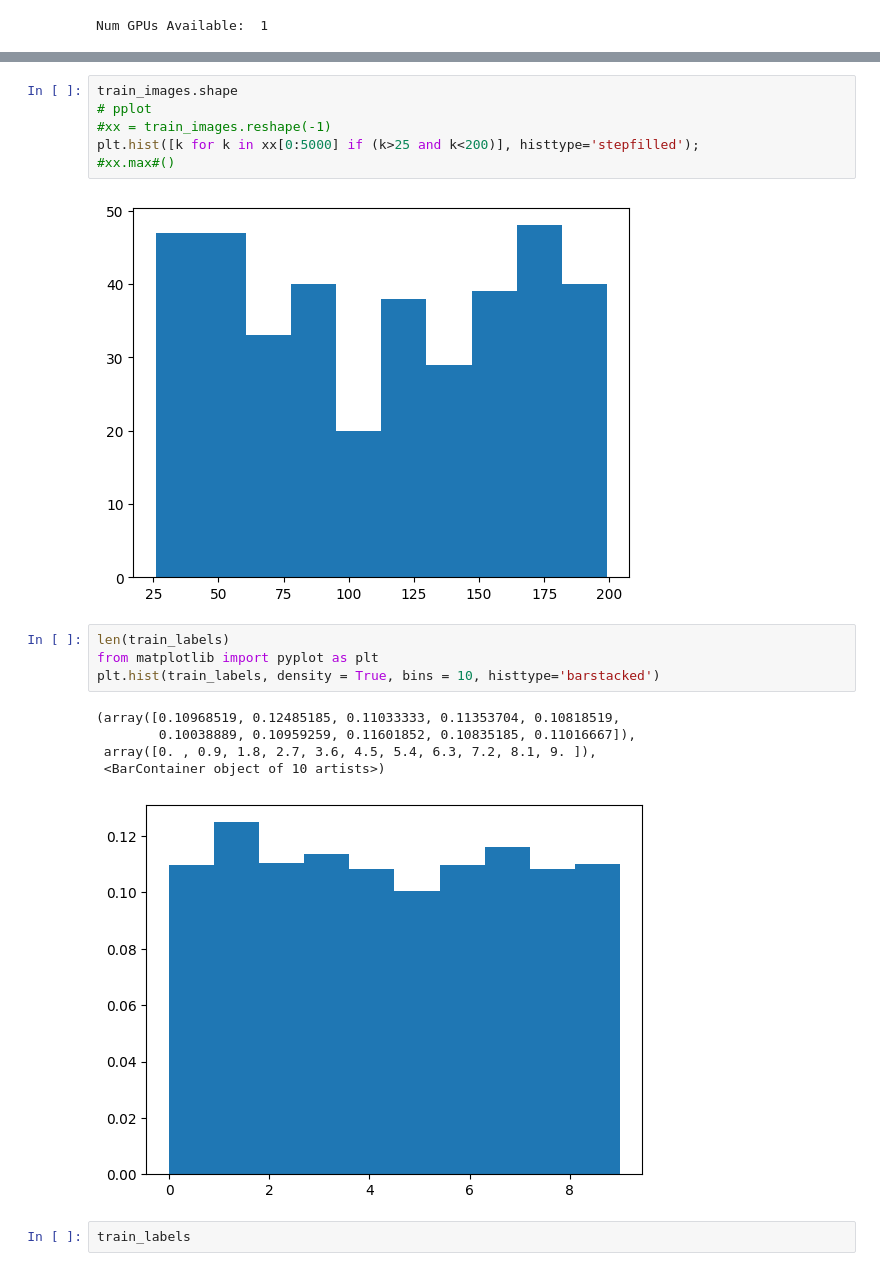
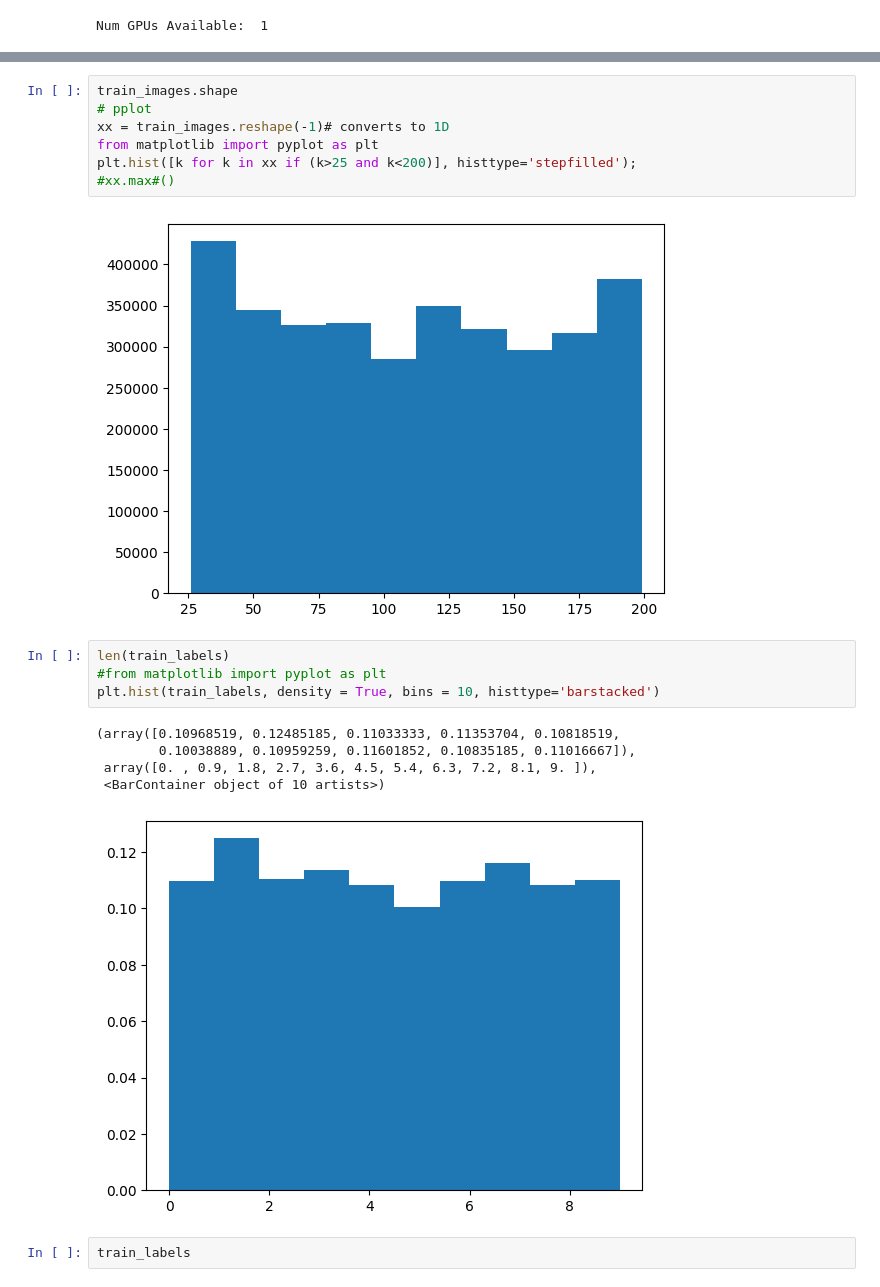
Before and after one commit to bertramwooster/deep-learning-with-python-notebooks, a Jupyter notebook: chapter02_mathematical-building-blocks.ipynb, the cells around one changed output, grey strips where cells are left out. Saved outputs shown, nothing was run; the diff lists cells and outputs as text.

```diff
--- a/chapter02_mathematical-building-blocks.ipynb
+++ b/chapter02_mathematical-building-blocks.ipynb
@@ -44,14 +37,15 @@ Downloading data from https://storage.googleapis.com/tensorflow/tf-keras-dataset
 # %%
 train_images.shape
 # pplot
-#xx = train_images.reshape(-1)
-plt.hist([k for k in xx[0:5000] if (k>25 and k<200)], histtype='stepfilled');
+xx = train_images.reshape(-1)# converts to 1D
+from matplotlib import pyplot as plt
+plt.hist([k for k in xx if (k>25 and k<200)], histtype='stepfilled');
 #xx.max#()
 # %% [output]
-[figure, old version]
+[figure, new version]
 # %%
 len(train_labels)
-from matplotlib import pyplot as plt
+#from matplotlib import pyplot as plt
 plt.hist(train_labels, density = True, bins = 10, histtype='barstacked')
 # %% [output]
 (array([0.10968519, 0.12485185, 0.11033333, 0.11353704, 0.10818519,
```
Also changed, not shown: parts of 12 cells of this notebook.
